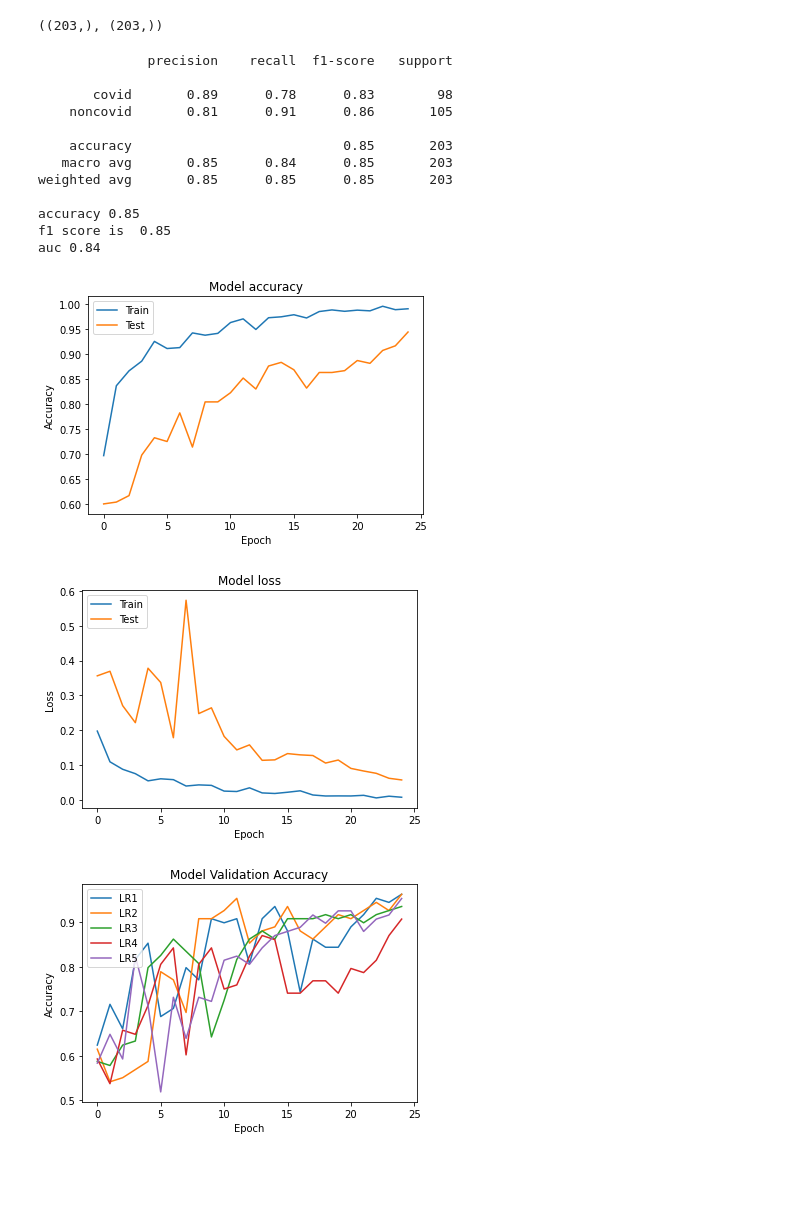
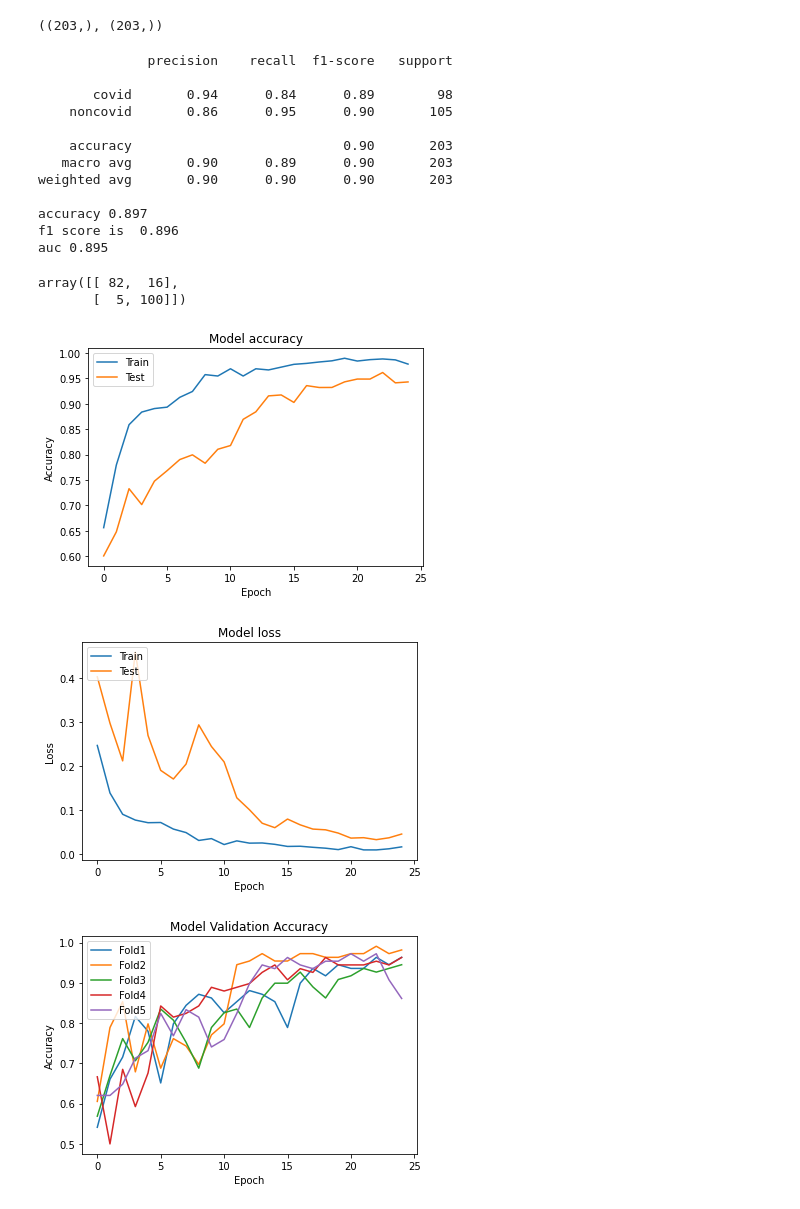
Before and after one commit to talhaanwarch/Corona_Virus, a Jupyter notebook: CT_scan/LRP_cross_validation_test.ipynb, the cells around one changed output. Cells and saved outputs as stored; diff of their text form; code cells hidden in the pictures; blank space fills up the shorter version.

```diff
--- a/CT_scan/LRP_cross_validation_test.ipynb
+++ b/CT_scan/LRP_cross_validation_test.ipynb
@@ -143,5 +126,5 @@ import tensorflow as tf
 # %% [markdown]
 #Train model
 # %%
-img_shape=300
+img_shape=348
 batch_size=16
@@ -151,6 +132,7 @@ from cyclical_learning_rate import CyclicLR
 from sklearn.model_selection import KFold
 import gc
 from focal_loss import BinaryFocalLoss
+
 from sklearn.metrics import classification_report,accuracy_score,f1_score,roc_auc_score
 classification_reports=[]
 kf = KFold(n_splits=5)
@@ -189,7 +171,7 @@ for train_index, test_index in kf.split(train_df):
                                                       batch_size=batch_size)
   #train_generator.next()[0].shape,train_generator.next()[1].shape
   import efficientnet.tfkeras as efn
-  model =efn.EfficientNetB3(weights ='noisy-student', include_top=False, input_shape = (img_shape,img_shape,3))
+  model =efn.EfficientNetB4(weights ='noisy-student', include_top=False, input_shape = (img_shape,img_shape,3))
 
   x = model.output
   x = GlobalAveragePooling2D()(x)
@@ -207,9 +189,8 @@ for train_index, test_index in kf.split(train_df):
                               steps_per_epoch=train_generator.n/batch_size,
                               validation_data=val_generator,
                              validation_steps=val_generator.n/batch_size,
-                              callbacks=[
-                                         ReduceLROnPlateau(monitor='val_loss', factor=0.5,patience=3, min_lr=0.000001),
-                                         #CyclicLR(base_lr=1e-5,max_lr=1e-3,step_size=(6*train_generator.n/batch_size))
+                              callbacks=[ReduceLROnPlateau(monitor='val_loss', factor=0.5,patience=3, min_lr=0.000001),
+                                         #ModelCheckpoint('model_{}.hdf5'.format(fold), save_best_only=True, monitor='val_loss', mode='min')
                                          ])
   #model.load_weights('model_{}.hdf5'.format(fold))
   test_generator.reset()
@@ -256,22 +237,31 @@ y_true.shape,y_mean.shape
 # %%
 
 print(classification_report(y_true, y_mean,target_names=['covid','noncovid']))#
-print('accuracy',np.round(accuracy_score(y_true,y_mean),2))
-print('f1 score is ',np.round(f1_score(y_true,y_mean,average='macro'),2))
-print('auc',np.round(roc_auc_score(y_true,y_mean),2))
+print('accuracy',np.round(accuracy_score(y_true,y_mean),3))
+print('f1 score is ',np.round(f1_score(y_true,y_mean,average='macro'),3))
+print('auc',np.round(roc_auc_score(y_true,y_mean),3))
 # %% [output]
               precision    recall  f1-score   support
 
-       covid       0.89      0.78      0.83        98
-    noncovid       0.81      0.91      0.86       105
+       covid       0.94      0.84      0.89        98
+    noncovid       0.86      0.95      0.90       105
 
-    accuracy                           0.85       203
-   macro avg       0.85      0.84      0.85       203
-weighted avg       0.85      0.85      0.85       203
+    accuracy                           0.90       203
+   macro avg       0.90      0.89      0.90       203
+weighted avg       0.90      0.90      0.90       203
 
-accuracy 0.85
-f1 score is  0.85
-auc 0.84
+accuracy 0.897
+f1 score is  0.896
+auc 0.895
+# %%
+from sklearn.metrics import confusion_matrix
+confusion_matrix(y_true, y_mean)
+# %% [output]
+array([[ 82,  16],
+       [  5, 100]])
+# %%
+for i in range(5):
+  np.save('LRP_history_{}'.format(i),history[i].history)
 # %%
 import matplotlib.pyplot as plt
 
@@ -293,16 +283,16 @@ plt.xlabel('Epoch')
 plt.legend(['Train', 'Test'], loc='upper left')
 plt.show()
 # %% [output]
-[figure, old version]
+[figure, new version]
-[figure, old version]
+[figure, new version]
 # %%
 # Plot training & validation loss values
 for i in range(5):
   plt.plot(history[i].history['val_accuracy'])
 plt.title('Model Validation Accuracy')
 plt.ylabel('Accuracy')
 plt.xlabel('Epoch')
-plt.legend(['LR1','LR2','LR3','LR4','LR5' ], loc='upper left')
+plt.legend(['Fold1','Fold2','Fold3','Fold4','Fold5' ], loc='upper left')
 plt.show()
 # %% [output]
-[figure, old version]
+[figure, new version]
```
Also changed, not shown: parts of 14 cells of this notebook.
